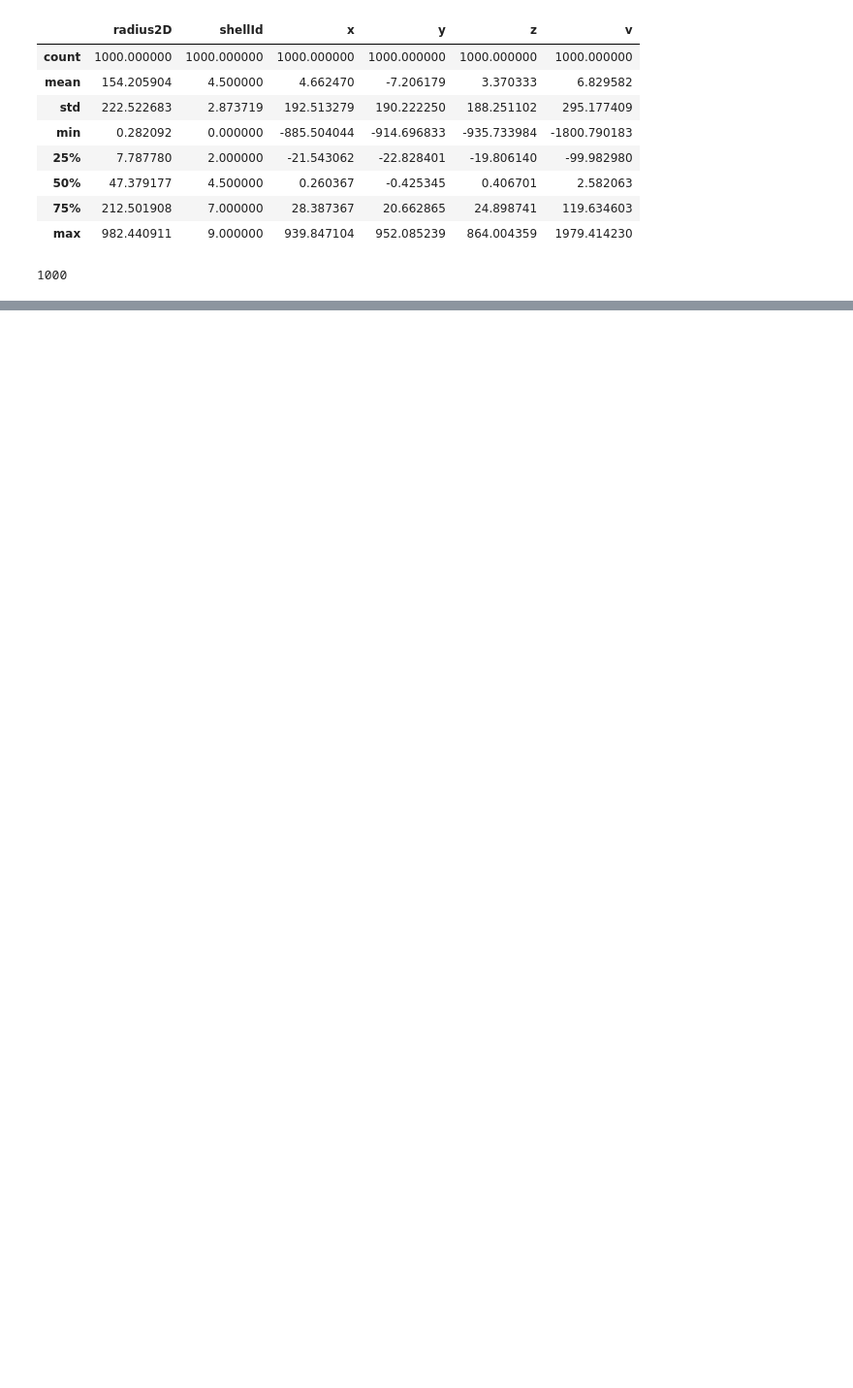
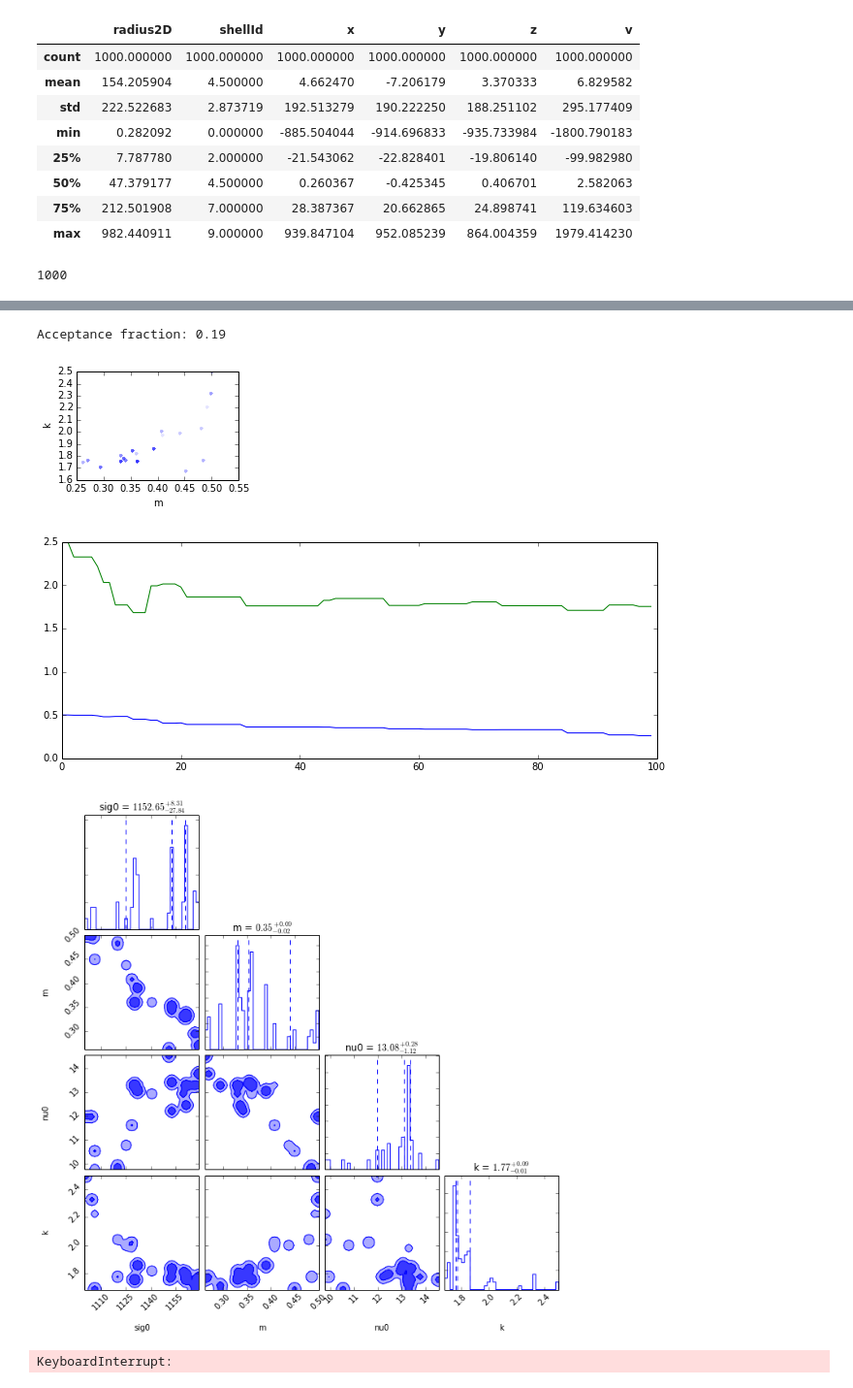
Before and after one commit to ondrejiayc/PH366_final_project, a Jupyter notebook: grid_analysis.ipynb, the cells around one changed output, grey strips where cells are left out. Shown at 97% size. Saved outputs shown, nothing was run; the diff lists cells and outputs as text; code cells hidden in the pictures; blank space fills up the shorter version.

```diff
--- a/grid_analysis.ipynb
+++ b/grid_analysis.ipynb
@@ -70,3 +67,9 @@ data  =  data.sort(['radius2D'])
+# %%
+data  =  data.sort(['radius2D'])
+v_mean = 6.829582
+data['v_gauss_sq'] = np.power(data.v-v_mean, 2)
+data['z_range']  = np.sqrt(1000.**2 - np.power(np.array(data.radius2D),2))
+#print data.v_gauss_sq
 # %%
 def nu_f(z, r2D, nu_0, k):
     return nu_0*z*np.power((np.power(r2D,2) + z**2),-k/2.)*np.power((z**2/np.power(r2D,2) +1), k/2.)* \
@@ -145,0 +177,35 @@ log_likelihood(sig_0_th, m_th, nu_0_th, k_th)
+# %%
+nu_0_th = 12
+k_th = 2.5
+sig_0_th = 1100.
+m_th = 0.5
+
+params = (sig_0_th, m_th, nu_0_th, k_th)
+par_steps = (10. ,0.02,1. ,0.2)
+chain, probs= run_MC(params, par_steps, 100)
+# %% [output]
+Acceptance fraction: 0.19
+# %%
+m_arr = [m for sig0, m, nu0, k in chain]
+k_arr = [k for sig0, m, nu0, k in chain]
+f = plt.figure(figsize=(3,2))
+plt.clf()
+plt.plot(m_arr, k_arr, 'b.', alpha=0.1)
+plt.xlabel('m')
+plt.ylabel('k')
+f = plt.figure(figsize=(11,4))
+plt.plot(m_arr, color='blue', label="m")
+plt.plot(k_arr, color='green', label="k")
+import corner
+corner.corner(chain, labels=['sig0','m', 'nu0', 'k'], quantiles=[0.16,0.5,0.84],
+                show_titles=True, title_args={"fontsize": 12},
+                plot_datapoints=True, fill_contours=True, levels=[0.68, 0.95], color='b', bins=40, smooth=1.0);
+plt.show()
+# %% [output]
+[figure, added]
+[figure, added]
+[figure, added]
+# %%
+chain1, probs1= run_MC(params, par_steps, 5000)
+# %% [output]
+KeyboardInterrupt:
```
Also changed, not shown: parts of 6 cells of this notebook.
